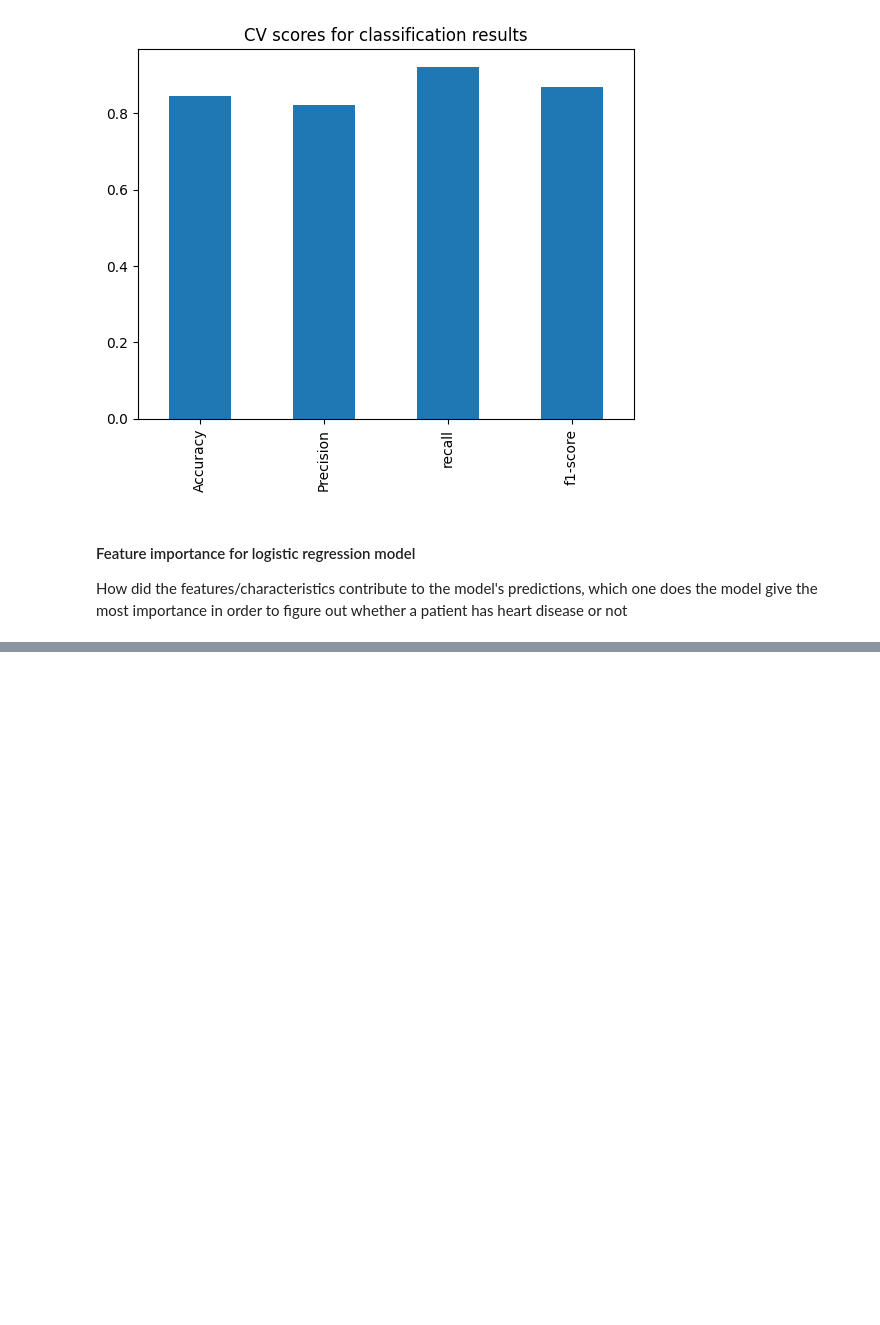
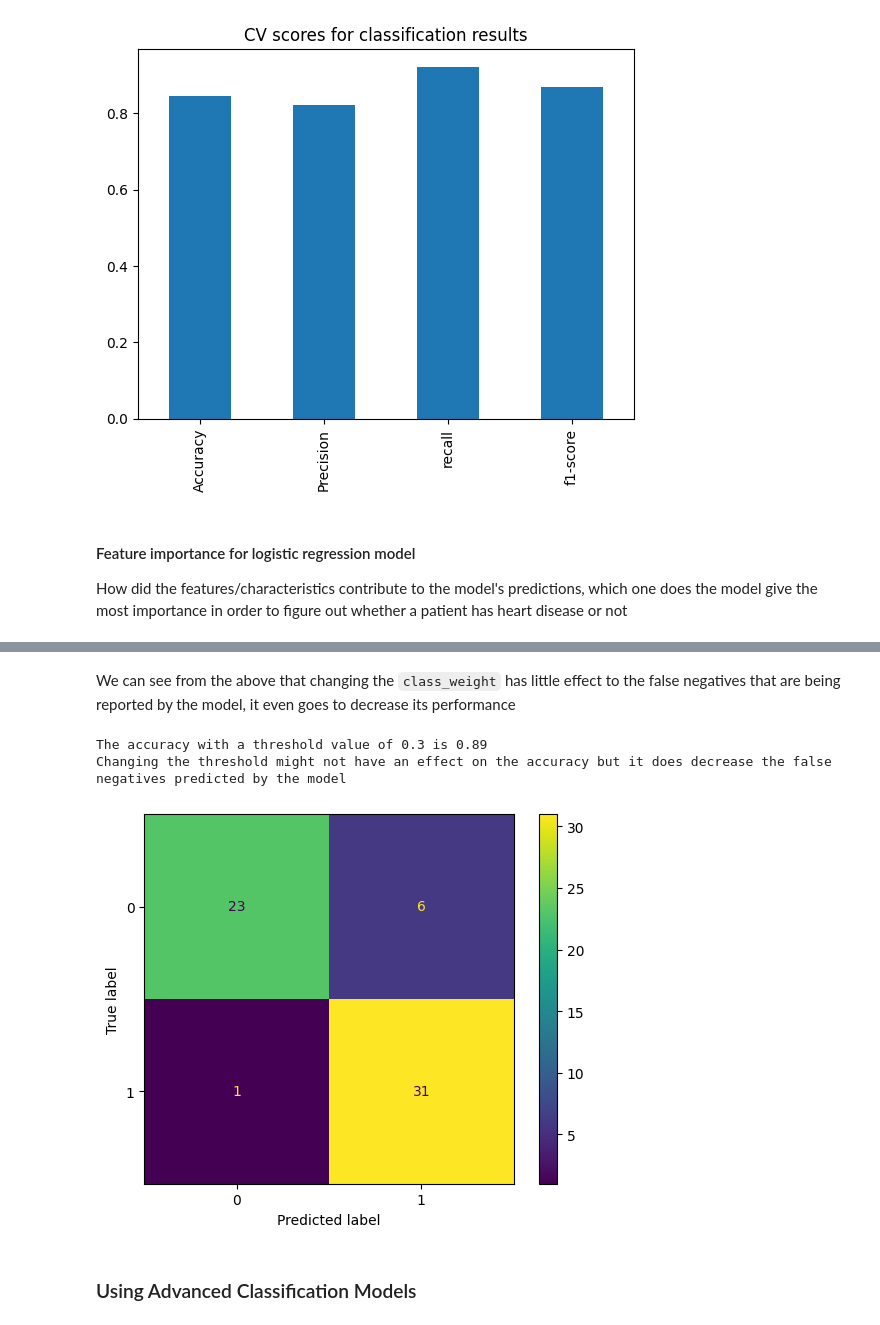
Before and after one commit to Sohaib90/ZTM-project-1, a Jupyter notebook: end-to-end.ipynb, the cells around one changed output, grey strips where cells are left out. Drawn from its saved outputs; the diff is of its cells as text; code cells hidden in the pictures; blank space fills up the shorter version.

```diff
--- a/end-to-end.ipynb
+++ b/end-to-end.ipynb
@@ -707,0 +799,17 @@ pd.crosstab(df.slope, df.target)
+# %% [markdown]
+We can see from the above that changing the `class_weight` has little effect to the false negatives that are being reported by the model, it even goes to decrease its performance
+# %%
+y_predicted = forest_clf.predict_proba(X_test_one_hot_encoded)
+y_predicted = (y_predicted [:,1] >= 0.3).astype('int')
+ConfusionMatrixDisplay(confusion_matrix(y_test, y_predicted)).plot();
+
+from sklearn.metrics import accuracy_score
+print('The accuracy with a threshold value of {} is {}'.format(0.3, round(accuracy_score(y_test, y_predicted), 2)))
+print('Changing the threshold might not have an effect on the accuracy but it does decrease the false negatives predicted by the model')
+print('')
+# %% [output]
+The accuracy with a threshold value of 0.3 is 0.89
+Changing the threshold might not have an effect on the accuracy but it does decrease the false negatives predicted by the model
+[figure, added]
+# %% [markdown]
+### Using Advanced Classification Models
```
Also changed, not shown: parts of 18 cells of this notebook.
